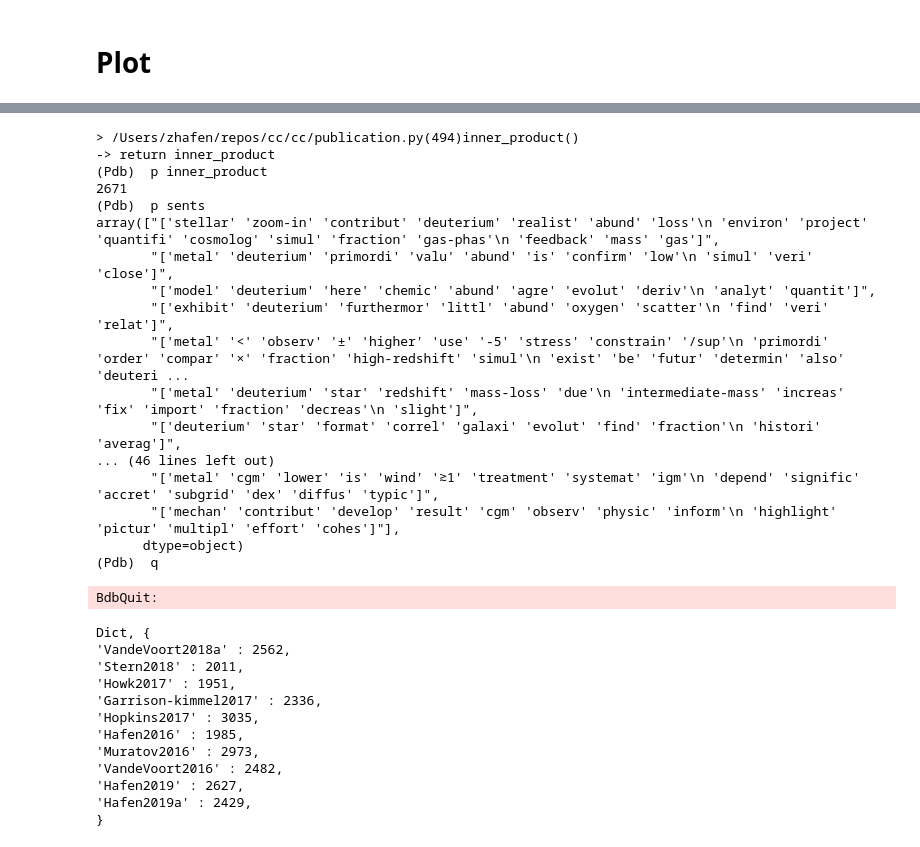
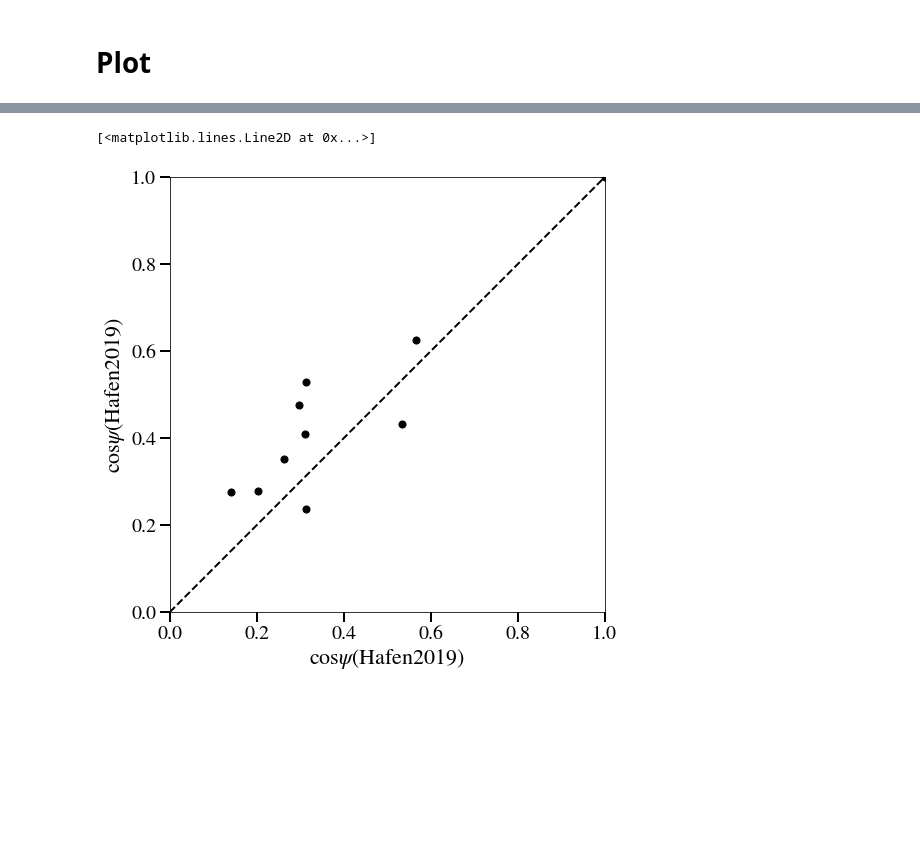
Before and after one commit to zhafen/cc, a Jupyter notebook: examples/atlas.ipynb, the cells around one changed output, grey strips where cells are left out. Saved outputs shown, nothing was run; the diff lists cells and outputs as text; code cells hidden in the pictures; blank space fills up the shorter version.

```diff
--- a/examples/atlas.ipynb
+++ b/examples/atlas.ipynb
@@ -70,42 +83,21 @@ cospsi_a, cospsi_h19 = a.plot_cospsi2d(
 # %%
-%matplotlib inline
+figure = plt.figure( figsize=(8,8), facecolor='w' )
+ax = plt.gca()
 
 cospsi_a, cospsi_h19 = a.plot_cospsi2d(
     a.data['Hafen2019'],
     a.data['Hafen2019'],
     y_kwargs = { 'method': 'abstract similarity'},
+    ax = ax,
 )
+
+ax.plot(
+    [ 0, 1 ],
+    [ 0, 1 ],
+    linestyle = '--',
+    linewidth = 2,
+    color = 'k',
+)
 # %% [output]
-> /Users/zhafen/repos/cc/cc/publication.py(494)inner_product()
--> return inner_product
-(Pdb)  p inner_product
-2671
-(Pdb)  p sents
-array(["['stellar' 'zoom-in' 'contribut' 'deuterium' 'realist' 'abund' 'loss'\n 'environ' 'project' 'quantifi' 'cosmolog' 'simul' 'fraction' 'gas-phas'\n 'feedback' 'mass' 'gas']",
-       "['metal' 'deuterium' 'primordi' 'valu' 'abund' 'is' 'confirm' 'low'\n 'simul' 'veri' 'close']",
-       "['model' 'deuterium' 'here' 'chemic' 'abund' 'agre' 'evolut' 'deriv'\n 'analyt' 'quantit']",
-       "['exhibit' 'deuterium' 'furthermor' 'littl' 'abund' 'oxygen' 'scatter'\n 'find' 'veri' 'relat']",
-       "['metal' '<' 'observ' '±' 'higher' 'use' '-5' 'stress' 'constrain' '/sup'\n 'primordi' 'order' 'compar' '×' 'fraction' 'high-redshift' 'simul'\n 'exist' 'be' 'futur' 'determin' 'also' 'deuteri ...
-       "['metal' 'deuterium' 'star' 'redshift' 'mass-loss' 'due'\n 'intermediate-mass' 'increas' 'fix' 'import' 'fraction' 'decreas'\n 'slight']",
-       "['deuterium' 'star' 'format' 'correl' 'galaxi' 'evolut' 'find' 'fraction'\n 'histori' 'averag']",
-... (46 lines left out)
-       "['metal' 'cgm' 'lower' 'is' 'wind' '≳1' 'treatment' 'systemat' 'igm'\n 'depend' 'signific' 'accret' 'subgrid' 'dex' 'diffus' 'typic']",
-       "['mechan' 'contribut' 'develop' 'result' 'cgm' 'observ' 'physic' 'inform'\n 'highlight' 'pictur' 'multipl' 'effort' 'cohes']"],
-      dtype=object)
-(Pdb)  q
+[<matplotlib.lines.Line2D at 0x...>]
-BdbQuit:
+[figure, added]
-# %%
-a.data.inner_product( a.data['Hafen2019'], method='abstract similarity' )
-# %% [output]
-Dict, {
-'VandeVoort2018a' : 2562,
-'Stern2018' : 2011,
-'Howk2017' : 1951,
-'Garrison-kimmel2017' : 2336,
-'Hopkins2017' : 3035,
-'Hafen2016' : 1985,
-'Muratov2016' : 2973,
-'VandeVoort2016' : 2482,
-'Hafen2019' : 2627,
-'Hafen2019a' : 2429,
-}
```
Also changed, not shown: parts of 6 cells of this notebook, 5 other files.
